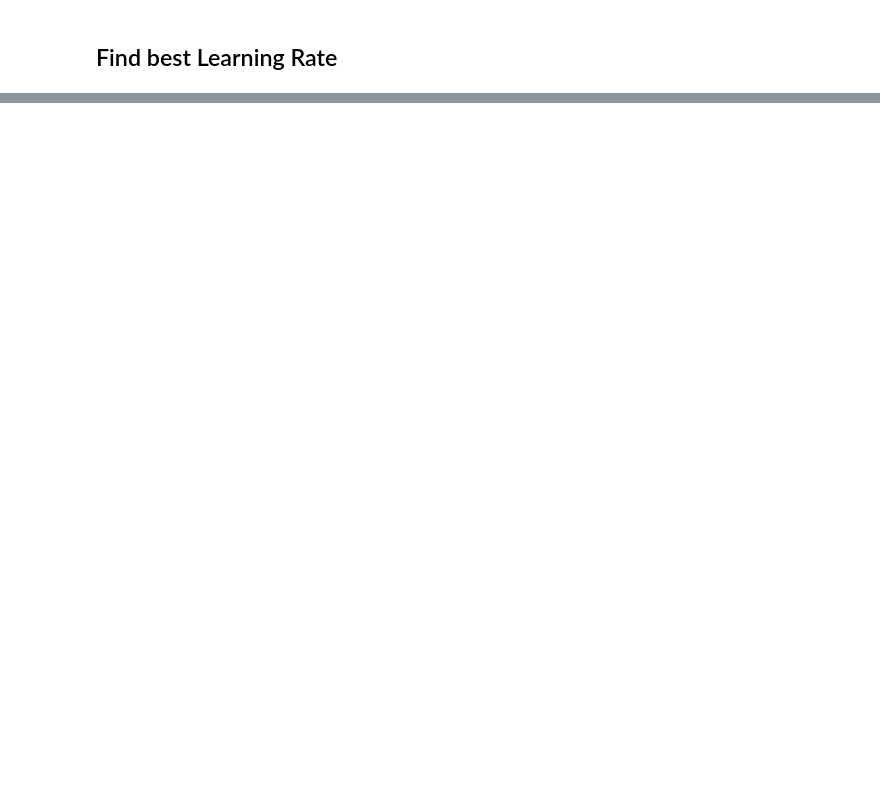
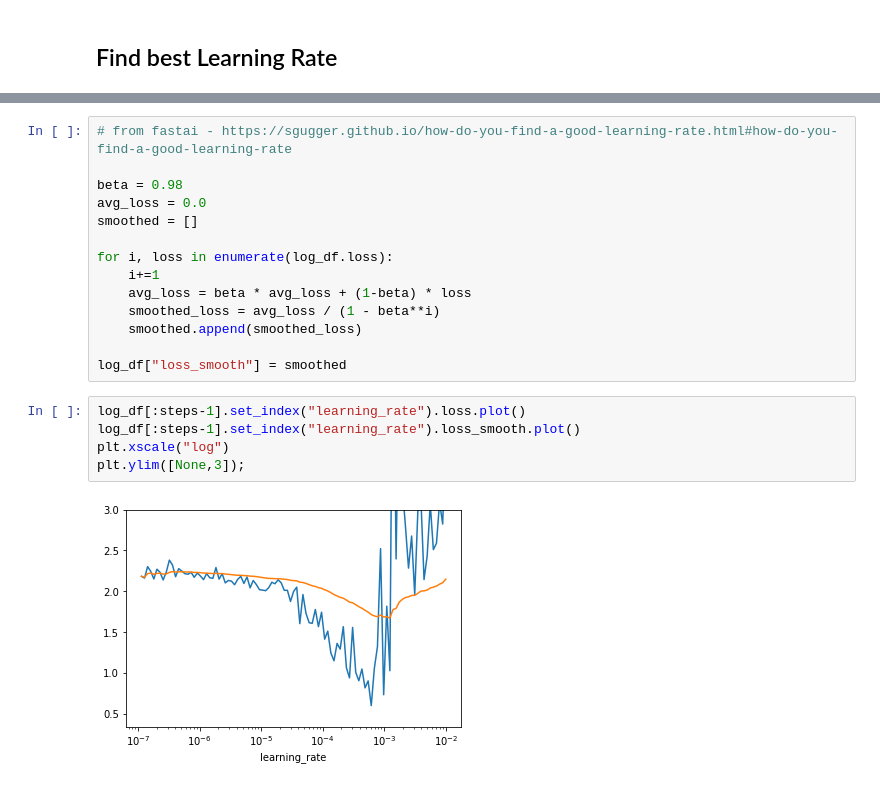
Before and after one commit to goerlitz/nlp-classification, a Jupyter notebook: notebooks/10kGNAD/colab/21e_10kGNAD_huggingface_lr_find.ipynb, the cells around one changed output, grey strips where cells are left out. Saved outputs shown, nothing was run; the diff lists cells and outputs as text; blank space fills up the shorter version.

```diff
--- a/notebooks/10kGNAD/colab/21e_10kGNAD_huggingface_lr_find.ipynb
+++ b/notebooks/10kGNAD/colab/21e_10kGNAD_huggingface_lr_find.ipynb
@@ -219,0 +241,21 @@ plt.yscale("log")
+# %%
+# from fastai - https://sgugger.github.io/how-do-you-find-a-good-learning-rate.html#how-do-you-find-a-good-learning-rate
+
+beta = 0.98
+avg_loss = 0.0
+smoothed = []
+
+for i, loss in enumerate(log_df.loss):
+    i+=1
+    avg_loss = beta * avg_loss + (1-beta) * loss
+    smoothed_loss = avg_loss / (1 - beta**i)
+    smoothed.append(smoothed_loss)
+
+log_df["loss_smooth"] = smoothed
+# %%
+log_df[:steps-1].set_index("learning_rate").loss.plot()
+log_df[:steps-1].set_index("learning_rate").loss_smooth.plot()
+plt.xscale("log")
+plt.ylim([None,3]);
+# %% [output]
+[figure, added]
```
Also changed, not shown: parts of 15 cells of this notebook.
